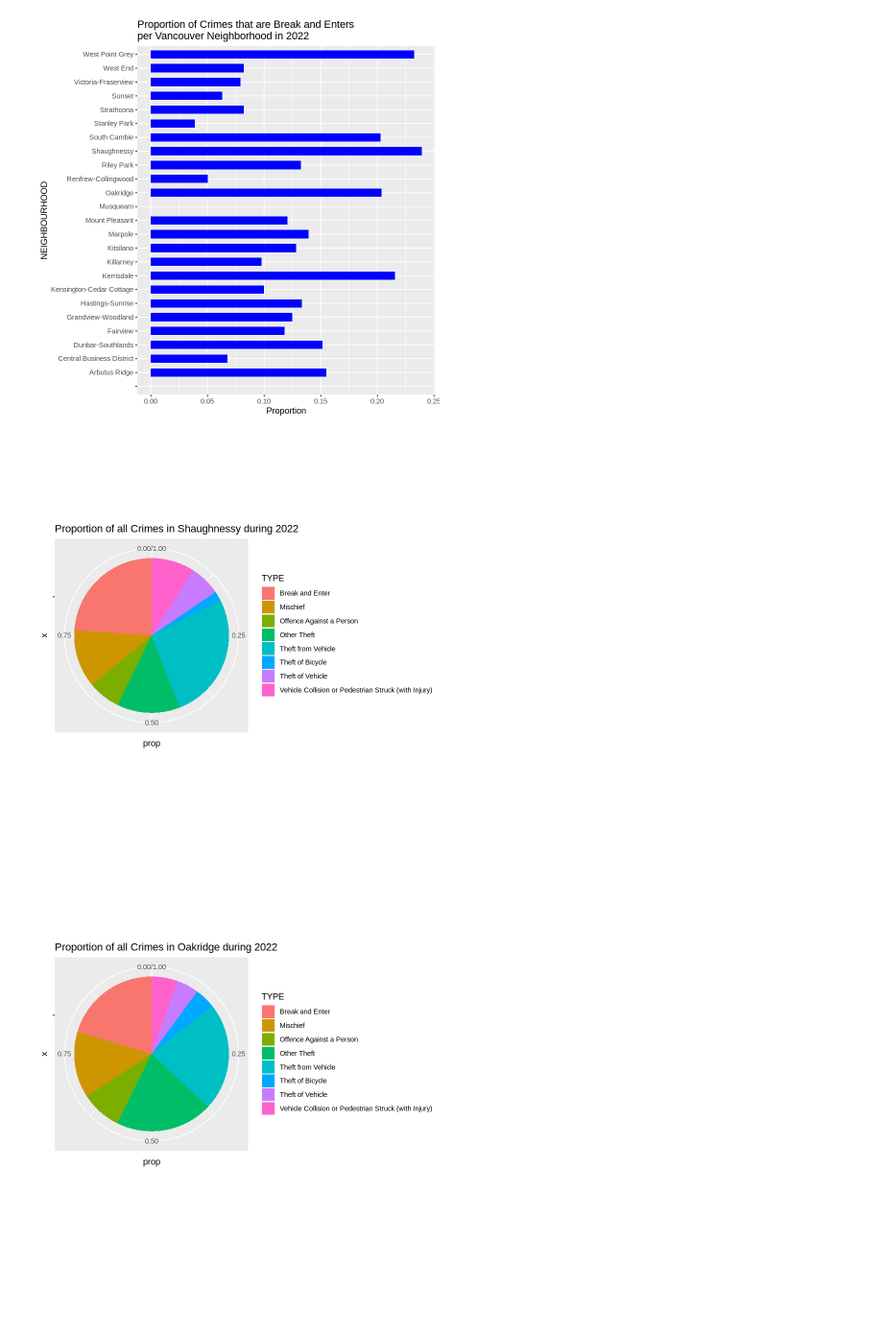
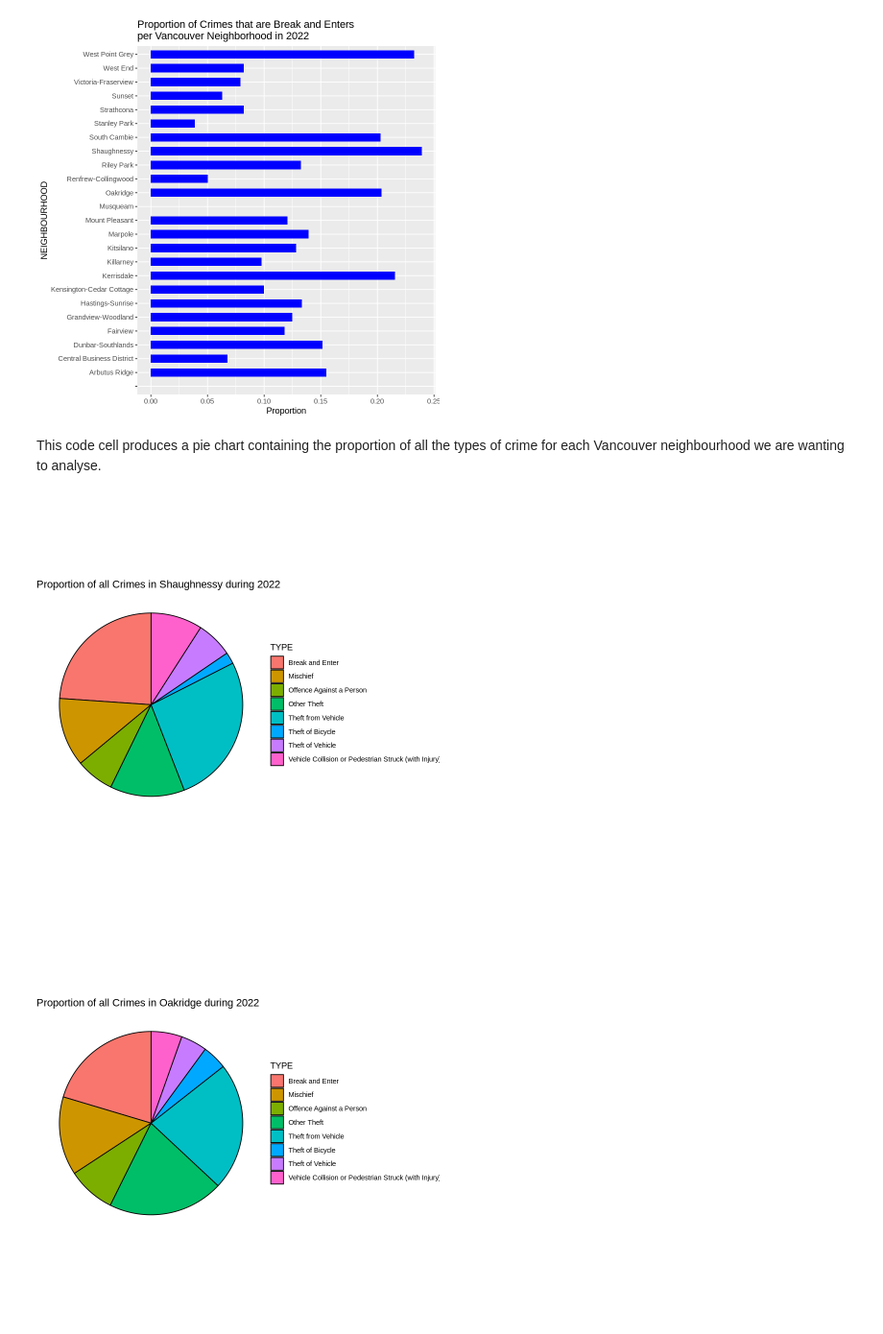
Before and after one commit to nehamenon704/stat201project, a Jupyter notebook: group_8_project.ipynb, the cells around one changed output. Shown at 96% size. Drawn from its saved outputs; the diff is of its cells as text; code cells hidden in the pictures; blank space fills up the shorter version.

```diff
--- a/group_8_project.ipynb
+++ b/group_8_project.ipynb
@@ -17,8 +27,8 @@ library(infer)
 ✖ dplyr::lag()    masks stats::lag()
 ℹ Use the conflicted package (<http://conflicted.r-lib.org/>) to force all conflicts to become errors
 # %%
-# This data frame contains crime data from the year 2003 to 2023 for a multitude of different neighborboods
-all_crime <- read.csv("crimedata_csv_AllNeighbourhoods_AllYears.csv")
+# This data frame contains crime data from the year 2022 for a multitude of different neighborboods
+all_crime <- read.csv("https://github.com/nehamenon704/stat201project/raw/main/crimedata_csv_AllNeighbourhoods_2022.csv")
 head(all_crime)
 # %% [output]
 A data.frame: 6 × 10
@@ -33,8 +43,9 @@ A data.frame: 6 × 10
 # %%
 # This reduced data set contains only break and enter type crime during the year of 2022
 # There are originally commercial and residential/other types of break and enter, but this gets generalized to 'Break and Enter' for simplicity
+# kerisdale and oak ridge
+
 crime <- all_crime %>%
-    filter(YEAR == 2022) %>%
     select(TYPE, NEIGHBOURHOOD)
 crime$TYPE <- replace(crime$TYPE, crime$TYPE == 'Break and Enter Commercial', 'Break and Enter')
 crime$TYPE <- replace(crime$TYPE, crime$TYPE == 'Break and Enter Residential/Other', 'Break and Enter')
@@ -67,40 +95,44 @@ plot_prop_bne <- prop_bne %>%
 plot_prop_bne
 # %% [output]
 [figure]
+# %% [markdown]
+This code cell produces a pie chart containing the proportion of all the types of crime for each Vancouver neighbourhood we are wanting to analyse.
 # %%
 # total number of crimes in this neighbourhood
 total_crime_shaughnessy <- crime %>%
     summarize(sum = sum(NEIGHBOURHOOD == 'Shaughnessy')) %>%
     pull()
 
 total_crime_oakridge <- crime %>%
-    summarize(sum = sum(NEIGHBOURHOOD == 'Oakridge')) %>%
+    summarize(sum = sum(NEIGHBOURHOOD == 'Kitsilano')) %>%
     pull()
 
 crime_shaughnessy <- crime %>%
     filter(NEIGHBOURHOOD == 'Shaughnessy') %>%
     group_by(TYPE) %>%
     summarize(prop = n() / total_crime_shaughnessy)
 
 crime_oakridge <- crime %>%
     filter(NEIGHBOURHOOD == 'Oakridge') %>%
     group_by(TYPE) %>%
     summarize(prop = n() / total_crime_oakridge)
 
 plot_crime_type_shaughnessy <- crime_shaughnessy %>%
     ggplot(aes(x="", y=prop, fill=TYPE)) +
-    geom_bar(stat="identity", width=1) +
+    geom_bar(stat="identity", width=1, color='black') +
     coord_polar("y", start=0) +
-    labs(title = 'Proportion of all Crimes in Shaughnessy during 2022')
+    labs(title = 'Proportion of all Crimes in Shaughnessy during 2022') +
+    theme_void()
 
 plot_crime_type_oakridge <- crime_oakridge %>%
     ggplot(aes(x="", y=prop, fill=TYPE)) +
-    geom_bar(stat="identity", width=1) +
+    geom_bar(stat="identity", width=1, color='black') +
     coord_polar("y", start=0) +
-    labs(title = 'Proportion of all Crimes in Oakridge during 2022')
+    labs(title = 'Proportion of all Crimes in Oakridge during 2022') +
+    theme_void()
 
 plot_crime_type_shaughnessy
 plot_crime_type_oakridge
 # %% [output]
-[figure, old version]
+[figure, new version]
-[figure, old version]
+[figure, new version]
```
Also changed, not shown: parts of 20 cells of this notebook.
